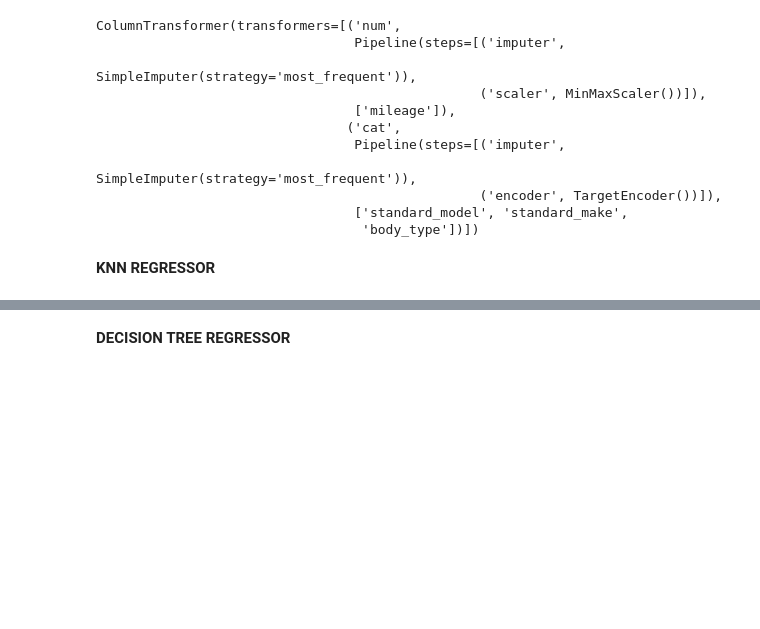
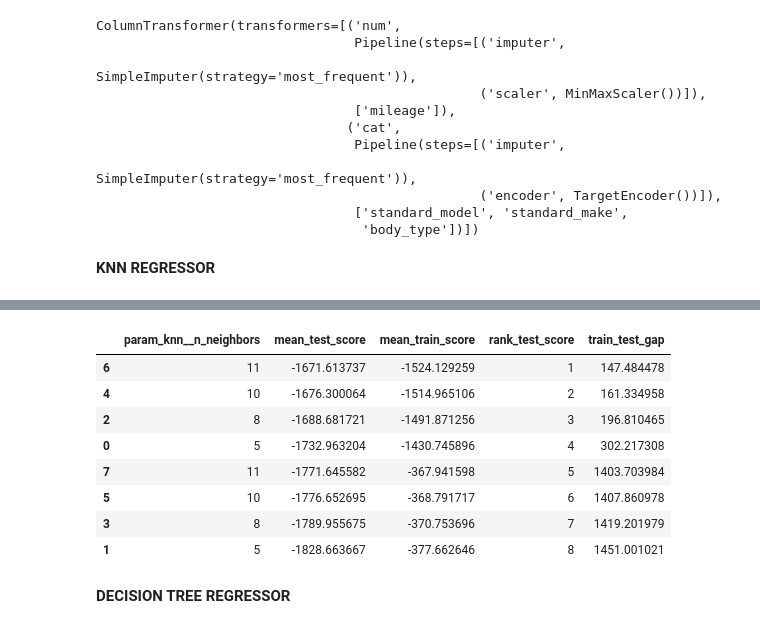
Before and after one commit to kessingtonosazee/GCP_Project_1, a Jupyter notebook: assessment_rrr.ipynb, the cells around one changed output, grey strips where cells are left out. Cells and saved outputs as stored; diff of their text form; code cells hidden in the pictures; blank space fills up the shorter version.

```diff
--- a/assessment_rrr.ipynb
+++ b/assessment_rrr.ipynb
@@ -633,12 +656,11 @@ param_grid = {
               'knn__weights': ['uniform', 'distance']
             }
 
-search_cv = GridSearchCV(
-                                knn_pred,
+search_cv_knn = GridSearchCV(
+                                knn_reg,
                                 param_grid,
                                 return_train_score=True,
                                 scoring='neg_mean_absolute_error',
-                                random_state=0
 
                               )
-search_cv
+search_cv_knn
@@ -644,0 +688,6 @@ search_cv
+# %%
+knn_gs_results = search_cv_knn.fit(X_train, y_train)
+# %%
+knn_gs_df = pd.DataFrame(knn_gs_results.cv_results_)
+# %%
+gap_knn = (knn_gs_df['mean_train_score'] - knn_gs_df['mean_test_score']).rename('train_test_gap')
@@ -645,3 +705,20 @@ search_cv
+# %%
+knn_gs_df = pd.concat([
+                    knn_gs_df[['param_knn__n_neighbors', 'mean_test_score', 'mean_train_score', 'rank_test_score']],
+                    gap_knn],
+                    axis=1
+                 )
+knn_gs_df.sort_values('train_test_gap', ascending=True)
+# %% [output]
+|  | param_knn__n_neighbors | mean_test_score | mean_train_score | rank_test_score | train_test_gap |
+| 6 | 11 | -1671.613737 | -1524.129259 | 1 | 147.484478 |
+| 4 | 10 | -1676.300064 | -1514.965106 | 2 | 161.334958 |
+| 2 | 8 | -1688.681721 | -1491.871256 | 3 | 196.810465 |
+| 0 | 5 | -1732.963204 | -1430.745896 | 4 | 302.217308 |
+| 7 | 11 | -1771.645582 | -367.941598 | 5 | 1403.703984 |
+| 5 | 10 | -1776.652695 | -368.791717 | 6 | 1407.860978 |
+| 3 | 8 | -1789.955675 | -370.753696 | 7 | 1419.201979 |
+| 1 | 5 | -1828.663667 | -377.662646 | 8 | 1451.001021 |
 # %% [markdown]
 **DECISION TREE REGRESSOR**
 # %%
```
Also changed, not shown: parts of 6 cells of this notebook.
